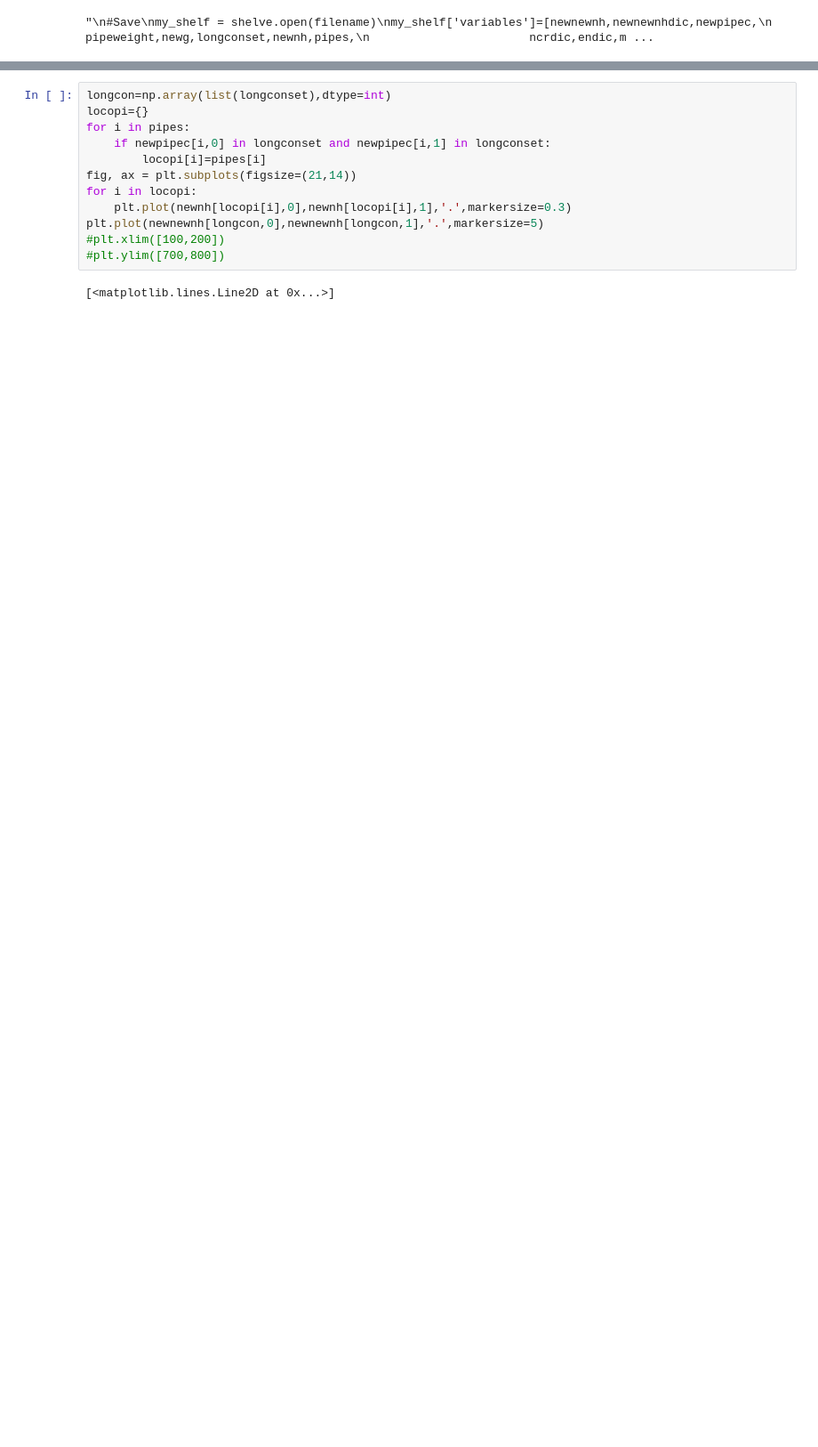
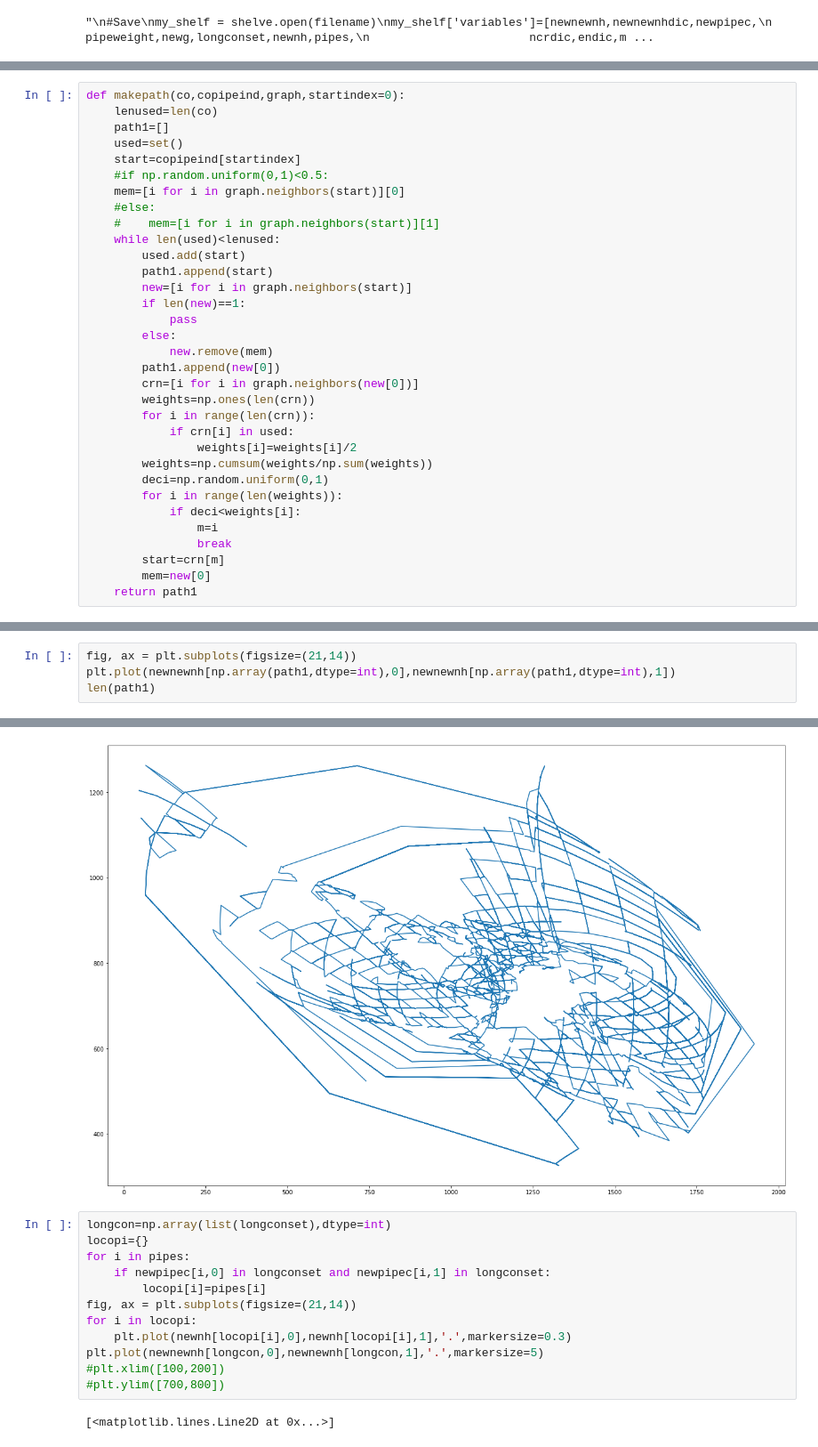
Before and after one commit to kernke/Mytest, a Jupyter notebook: image_analysis.ipynb, the cells around one changed output, grey strips where cells are left out. Shown at 89% size. Cells and saved outputs as stored; diff of their text form; blank space fills up the shorter version.

```diff
--- a/image_analysis.ipynb
+++ b/image_analysis.ipynb
@@ -882,0 +920,33 @@ plt      rc      shelve  singles         sys     time    timelog         ups
+# %%
+def makepath(co,copipeind,graph,startindex=0):
+    lenused=len(co)
+    path1=[]
+    used=set()
+    start=copipeind[startindex]
+    #if np.random.uniform(0,1)<0.5:
+    mem=[i for i in graph.neighbors(start)][0]
+    #else:
+    #    mem=[i for i in graph.neighbors(start)][1]
+    while len(used)<lenused:
+        used.add(start)
+        path1.append(start)
+        new=[i for i in graph.neighbors(start)]
+        if len(new)==1:
+            pass
+        else:
+            new.remove(mem)
+        path1.append(new[0])
+        crn=[i for i in graph.neighbors(new[0])]
+        weights=np.ones(len(crn))
+        for i in range(len(crn)):
+            if crn[i] in used:
+                weights[i]=weights[i]/2
+        weights=np.cumsum(weights/np.sum(weights))
+        deci=np.random.uniform(0,1)
+        for i in range(len(weights)):
+            if deci<weights[i]:
+                m=i
+                break
+        start=crn[m]
+        mem=new[0]
+    return path1
@@ -882,0 +1066,5 @@ plt      rc      shelve  singles         sys     time    timelog         ups
+# %%
+fig, ax = plt.subplots(figsize=(21,14))
+plt.plot(newnewnh[np.array(path1,dtype=int),0],newnewnh[np.array(path1,dtype=int),1])
+len(path1)
+# %% [output]
@@ -883,3 +1072,4 @@ plt      rc      shelve  singles         sys     time    timelog         ups
+[figure, added]
 # %%
 longcon=np.array(list(longconset),dtype=int)
 locopi={}
```
Also changed, not shown: parts of 14 cells of this notebook.
